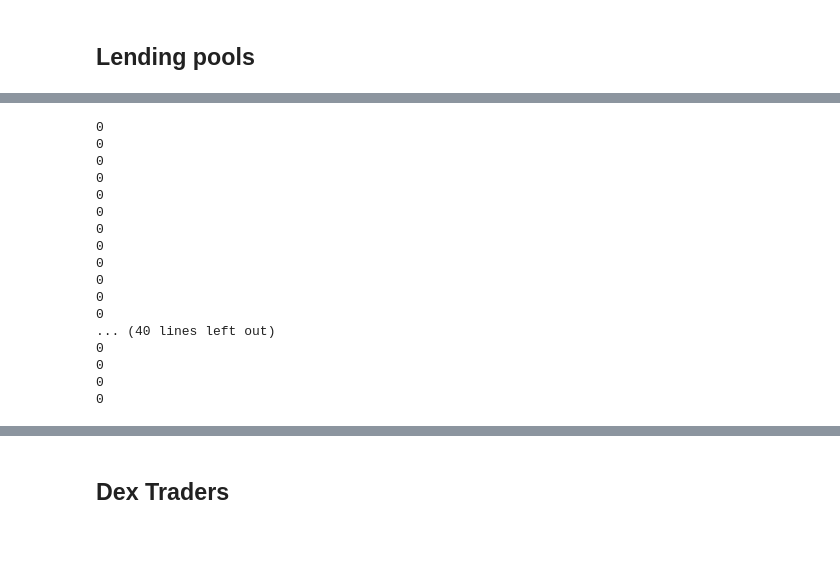
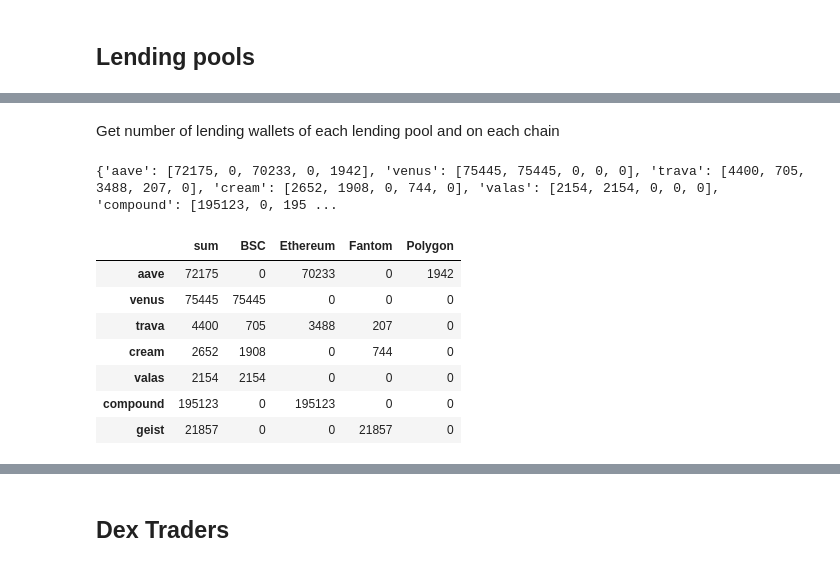
Before and after one commit to trixt63/ReportCommunityDetection, a Jupyter notebook: report.ipynb, the cells around one changed output, grey strips where cells are left out. Saved outputs shown, nothing was run; the diff lists cells and outputs as text; code cells hidden in the pictures; blank space fills up the shorter version.

```diff
--- a/report.ipynb
+++ b/report.ipynb
@@ -3,24 +3,25 @@ import json
 import pandas as pd
 import seaborn as sns
 from databases.mongodb import MongoDB
+from databases.blockchain_etl import BlockchainETL
+from databases.postgresql import PostgresDB
+from copy import deepcopy
+from itertools import combinations
 
+DB_PREFIX = ''
 with open('./artifacts/centralized_exchange_addresses.json', 'r') as f:
     cex_hot_wallets = json.load(f)
 
+
+cexes = ['binance', 'coinbase-exchange', 'kucoin', 'bitfinex', 'crypto-com-exchange', 'huobi', 'bybit', 'gate-io', 'binance-us', 'okx', 'mxc', 'bilaxy']
 dexes = ["pancakeswap", "spookyswap"]
-lending_pools = ['aave', 'venus', 'trava', 'cream', 'valas', 'compound', 'geist', 'pool_aave', 'pool_venus', 'pool_trava', 'pool_cream', 'pool_valas', 'pool_compound', 'pool_geist']
 lending_pools_0 = ['aave', 'venus', 'trava', 'cream', 'valas', 'compound', 'geist']
 
 chain_ids = ['0x38', '0x1', '0xfa', '0x89']
+chain_names = ['BSC', 'Ethereum', 'Fantom', "Polygon"]
 
 mongodb = MongoDB()
+blockchain_etl = BlockchainETL(db_prefix=DB_PREFIX)
+postgres = PostgresDB()
 # %% [markdown]
 ## Lending pools
-# %%
-lending_pools = ['aave', 'venus', 'trava', 'cream', 'valas', 'compound', 'geist', 'pool_aave', 'pool_venus', 'pool_trava', 'pool_cream', 'pool_valas', 'pool_compound', 'pool_geist']
-lending_pools_0 = ['aave', 'venus', 'trava', 'cream', 'valas', 'compound', 'geist']
-pools_count_dict = {pool: mongodb.count_wallets({f"lendingpools.{pool}": {"$exists": True}})
-                    for pool in lending_pools}
-pools_count = {pool_id: pools_count_dict[pool_id] + pools_count_dict['pool_'+pool_id] for pool_id in lending_pools_0}
-for pool_id, pool_count in pools_count.items():
-    print(f"{pool_id}: {pool_count}")
@@ -35,23 +28,33 @@ geist: 0
-# %%
-for lending in lending_pools:
-    for chain_id in chain_ids:
-        c = mongodb.count_deployed_chains_of_project('lendingpools', lending, chain_id)
-        print(f"{lending}: {chain_id}: {c}")
-# %% [output]
-0
-0
-0
-0
-0
-0
-0
-0
-0
-0
-0
-0
-... (40 lines left out)
-0
-0
-0
-0
+# %% [markdown]
+Get number of lending wallets of each lending pool and on each chain
+# %%
+data = {}
+columns = []
+
+for lending in lending_pools_0:
+    data[lending] = []
+
+    for chain_id in chain_ids:
+        c = mongodb.count_deployed_chains_of_project('lendingpools', lending, chain_id)
+        c += mongodb.count_deployed_chains_of_project('lendingpools', 'pool_' + lending, chain_id)
+        data[lending].append(c)
+    _filter_1 = {f"lendingpools.{lending}": {"$exists": True}}
+    _filter_2 = {f"lendingpools.pool_{lending}": {"$exists": True}}
+    sum = mongodb.count_wallets(_filter_1) + mongodb.count_wallets(_filter_2)
+    data[lending].append(sum)
+
+columns=deepcopy(chain_names)
+columns.insert(0, 'sum')
+print(data)
+df = pd.DataFrame.from_dict(data, orient='index', columns=columns)
+df
+# %% [output]
+{'aave': [72175, 0, 70233, 0, 1942], 'venus': [75445, 75445, 0, 0, 0], 'trava': [4400, 705, 3488, 207, 0], 'cream': [2652, 1908, 0, 744, 0], 'valas': [2154, 2154, 0, 0, 0], 'compound': [195123, 0, 195 ...
+|  | sum | BSC | Ethereum | Fantom | Polygon |
+| aave | 72175 | 0 | 70233 | 0 | 1942 |
+| venus | 75445 | 75445 | 0 | 0 | 0 |
+| trava | 4400 | 705 | 3488 | 207 | 0 |
+| cream | 2652 | 1908 | 0 | 744 | 0 |
+| valas | 2154 | 2154 | 0 | 0 | 0 |
+| compound | 195123 | 0 | 195123 | 0 | 0 |
+| geist | 21857 | 0 | 0 | 21857 | 0 |
```
Also changed, not shown: parts of 9 cells of this notebook, 13 other files.
